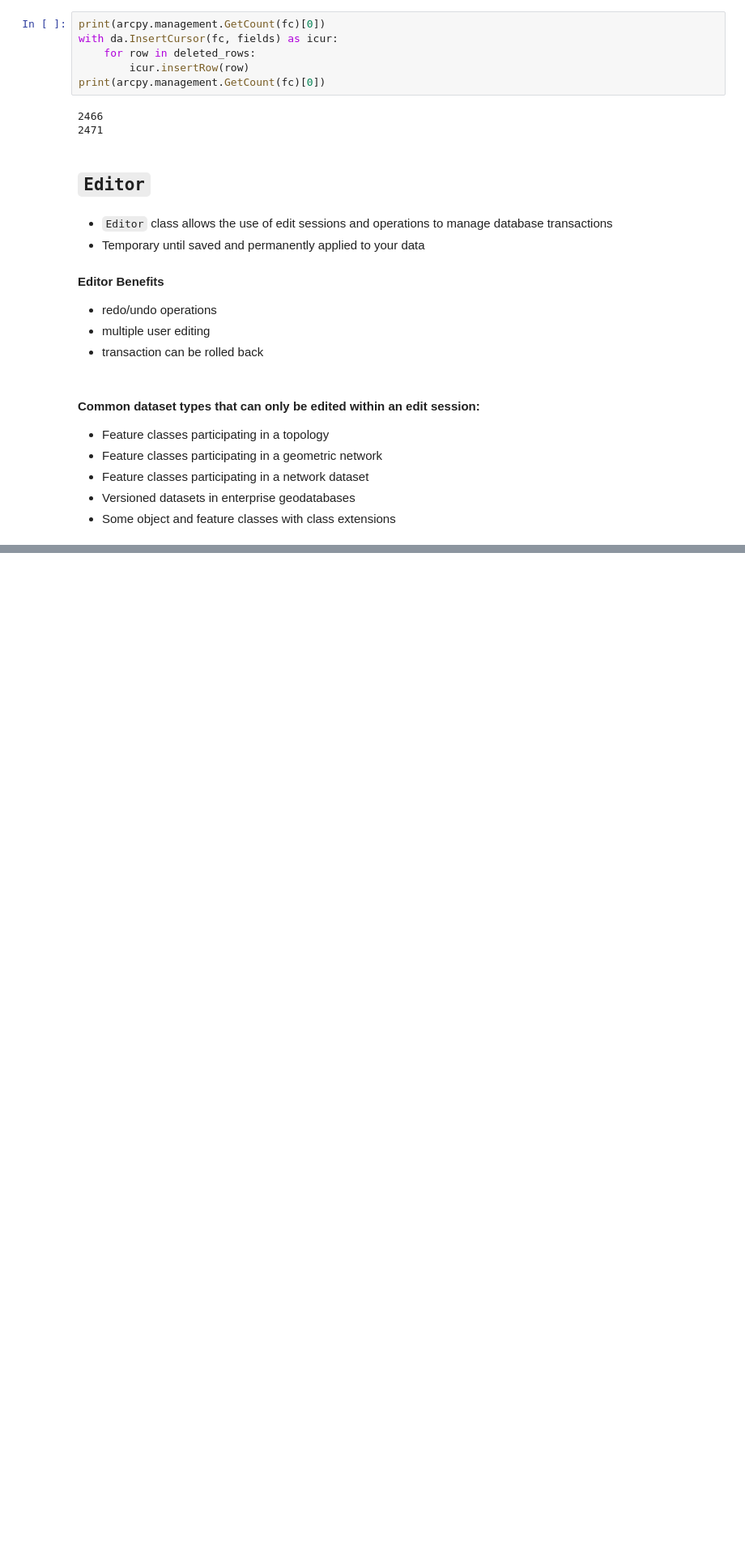
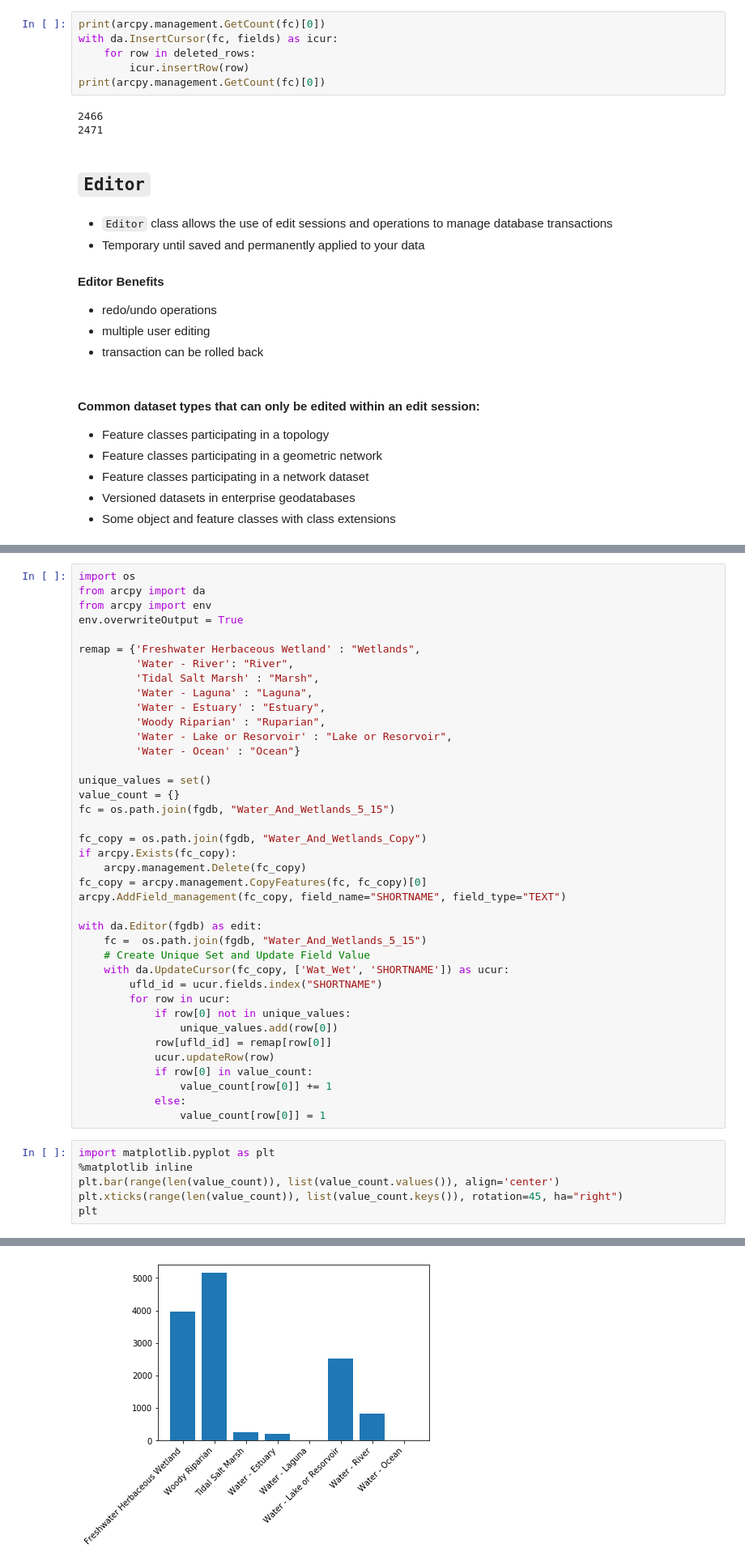
Before and after one commit to achapkowski/Adv_Py_Scripting_for_GIS_Course, a Jupyter notebook: lecture/Lesson 04/Lesson 04 Part 02 - ArcPy Topic.ipynb, the cells around one changed output, grey strips where cells are left out. Shown at 81% size. Drawn from its saved outputs; the diff is of its cells as text; blank space fills up the shorter version.

```diff
--- a/lecture/Lesson 04/Lesson 04 Part 02 - ArcPy Topic.ipynb
+++ b/lecture/Lesson 04/Lesson 04 Part 02 - ArcPy Topic.ipynb
@@ -269,0 +267,46 @@ print(fgdb)
+# %%
+import os
+from arcpy import da
+from arcpy import env
+env.overwriteOutput = True
+
+remap = {'Freshwater Herbaceous Wetland' : "Wetlands",
+         'Water - River': "River",
+         'Tidal Salt Marsh' : "Marsh",
+         'Water - Laguna' : "Laguna",
+         'Water - Estuary' : "Estuary",
+         'Woody Riparian' : "Ruparian",
+         'Water - Lake or Resorvoir' : "Lake or Resorvoir",
+         'Water - Ocean' : "Ocean"}
+
+unique_values = set()
+value_count = {}
+fc = os.path.join(fgdb, "Water_And_Wetlands_5_15")
+
+fc_copy = os.path.join(fgdb, "Water_And_Wetlands_Copy")
+if arcpy.Exists(fc_copy):
+    arcpy.management.Delete(fc_copy)
+fc_copy = arcpy.management.CopyFeatures(fc, fc_copy)[0]
+arcpy.AddField_management(fc_copy, field_name="SHORTNAME", field_type="TEXT")
+
+with da.Editor(fgdb) as edit:
+    fc =  os.path.join(fgdb, "Water_And_Wetlands_5_15")
+    # Create Unique Set and Update Field Value
+    with da.UpdateCursor(fc_copy, ['Wat_Wet', 'SHORTNAME']) as ucur:
+        ufld_id = ucur.fields.index("SHORTNAME")
+        for row in ucur:
+            if row[0] not in unique_values:
+                unique_values.add(row[0])
+            row[ufld_id] = remap[row[0]]
+            ucur.updateRow(row)
+            if row[0] in value_count:
+                value_count[row[0]] += 1
+            else:
+                value_count[row[0]] = 1
+# %%
+import matplotlib.pyplot as plt
+%matplotlib inline
+plt.bar(range(len(value_count)), list(value_count.values()), align='center')
+plt.xticks(range(len(value_count)), list(value_count.keys()), rotation=45, ha="right")
+plt
+# %% [output]
@@ -269,0 +314 @@ print(fgdb)
+[figure, added]
```
Also changed, not shown: parts of 5 cells of this notebook, 39 other files.
